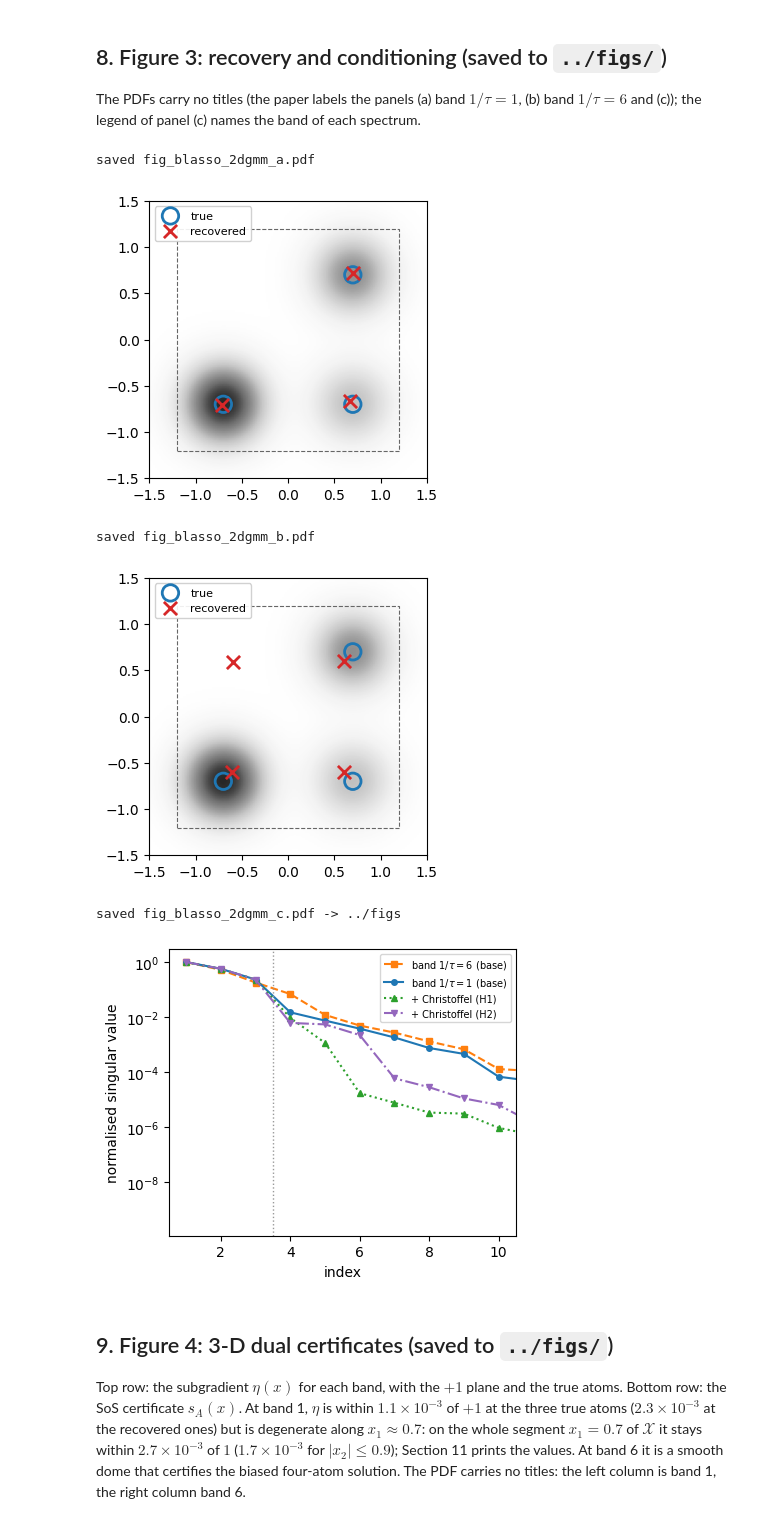
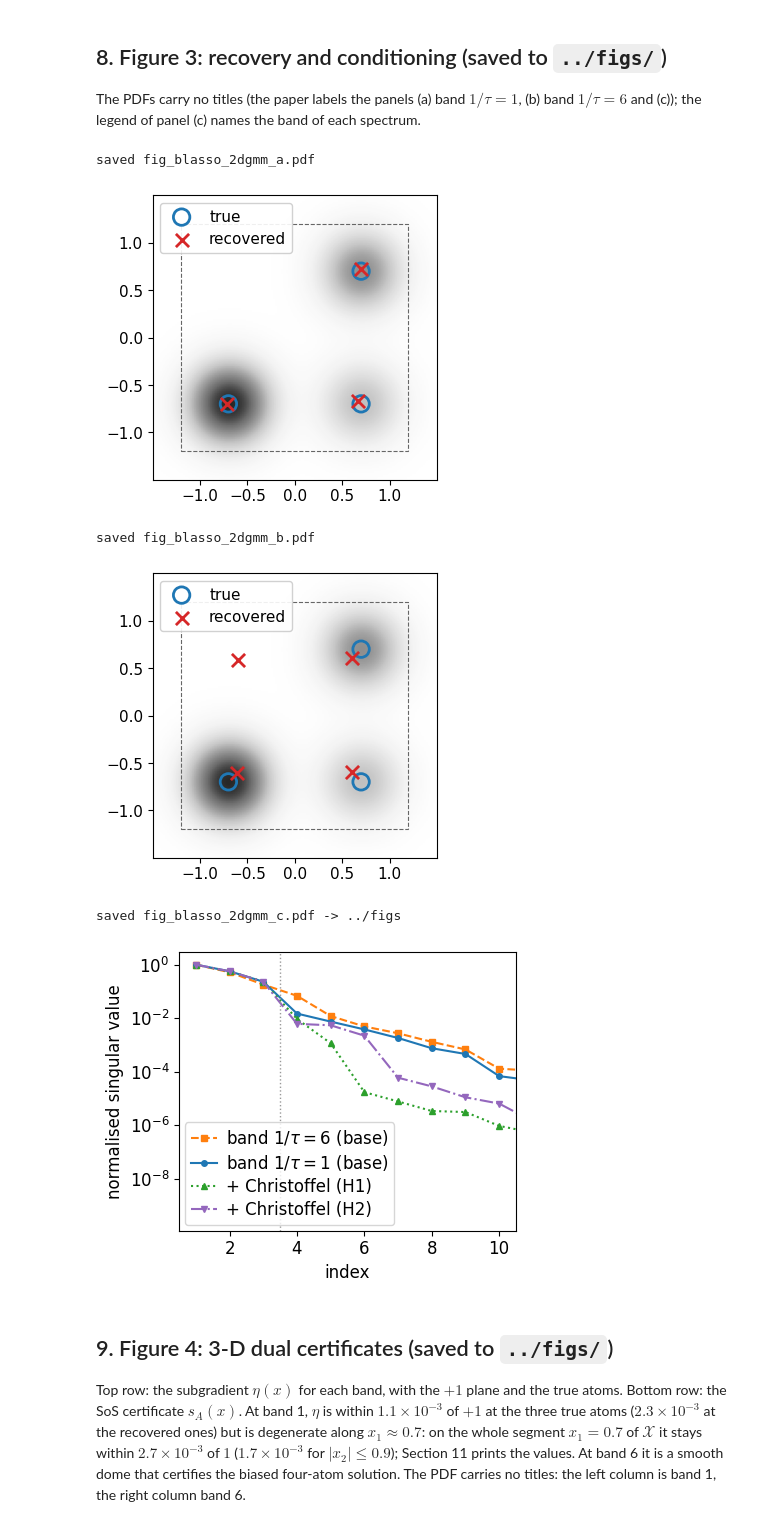
Before and after one commit to ydecastro/kernel-hierarchies, a Jupyter notebook: code/fig_blasso_2dgmm.ipynb, the cells around one changed output. Drawn from its saved outputs; the diff is of its cells as text; code cells hidden in the pictures.

```diff
--- a/code/fig_blasso_2dgmm.ipynb
+++ b/code/fig_blasso_2dgmm.ipynb
@@ -482,40 +482,47 @@ for a,w in zip(ATOMS,WEIGHTS):
     dens+=w*np.exp(-0.5*np.sum((grid-a)**2,axis=1)/SIGMA**2)/(2*np.pi*SIGMA**2)
 dens=dens.reshape(XX.shape)
 
+# Font sizes chosen for the printed size in the paper (panels (a),(b) at 0.305 textwidth, (c) at 0.35 textwidth,
+# i.e. scaled by about 0.55 and 0.51): every tick, label and legend entry prints at about 6 pt. In (a),(b) five ticks
+# per axis keep the labels apart, and the x tick labels sit a little closer to the axis so that the panel is not taller.
+FS_AB=11; FS_C=12
+
 def panel(regime,fname):
     fig,ax=plt.subplots(figsize=(3.6,3.6))
     ax.imshow(dens,extent=[-L,L,-L,L],origin="lower",cmap="Greys",alpha=.85)
     ax.scatter(ATOMS[:,0],ATOMS[:,1],s=140,facecolors="none",edgecolors="C0",lw=2,label="true")
     rec=results[regime]["atoms"]
     if rec is not None and len(rec):
         ax.scatter(rec[:,0],rec[:,1],s=90,marker="x",c="C3",lw=2,label="recovered")
     ax.add_patch(plt.Rectangle((-BOX,-BOX),2*BOX,2*BOX,fill=False,ec=".4",ls="--",lw=.8))
     ax.set_xlim(-L,L); ax.set_ylim(-L,L); ax.set_aspect("equal")
-    ax.legend(loc="upper left",fontsize=8,framealpha=.9)
+    ax.set_xticks([-1,-.5,0,.5,1]); ax.set_yticks([-1,-.5,0,.5,1]); ax.tick_params(labelsize=FS_AB); ax.tick_params(axis="x",pad=2.5)
+    ax.legend(loc="upper left",fontsize=FS_AB,framealpha=.9)
     fig.tight_layout(); fig.savefig(os.path.join(FIGS,fname),bbox_inches="tight")
     print("saved",fname); plt.show()
 
 # No titles in the PDFs: the paper labels the panels, (a) band 1/tau=1 ("smooth") and (b) band 1/tau=6 ("broad").
 panel("smooth","fig_blasso_2dgmm_a.pdf")
 panel("broad","fig_blasso_2dgmm_b.pdf")
 
 fig,ax=plt.subplots(figsize=(4.4,3.6))
 sb_broad=results["broad"]["svals"]; ax.semilogy(np.arange(1,len(sb_broad)+1),sb_broad/sb_broad[0],"s--",ms=4,color="C1",label="band $1/\\tau=6$ (base)")
 sb=results["smooth"]["svals"];      ax.semilogy(np.arange(1,len(sb)+1),sb/sb[0],"o-",ms=4,color="C0",label="band $1/\\tau=1$ (base)")
 sh1=results["smooth"]["svals_cdk"]; ax.semilogy(np.arange(1,len(sh1)+1),sh1/sh1[0],"^:",ms=5,color="C2",label="+ Christoffel (H1)")
 sh2=results["smooth"]["svals_h2"];  ax.semilogy(np.arange(1,len(sh2)+1),sh2/sh2[0],"v-.",ms=5,color="C4",label="+ Christoffel (H2)")
 ax.axvline(len(WEIGHTS)+.5,color=".6",ls=":",lw=1)
-ax.set_xlim(0.5,10.5); ax.set_xlabel("index"); ax.set_ylabel("normalised singular value")
-ax.legend(fontsize=7)
+ax.set_xlim(0.5,10.5); ax.set_xlabel("index",fontsize=FS_C); ax.set_ylabel("normalised singular value",fontsize=FS_C)
+ax.tick_params(labelsize=FS_C)
+ax.legend(fontsize=FS_C,loc="lower left",handlelength=1.6,handletextpad=.5,borderpad=.35,labelspacing=.3,borderaxespad=.35)  # in the empty lower-left corner
 fig.tight_layout(); fig.savefig(os.path.join(FIGS,"fig_blasso_2dgmm_c.pdf"),bbox_inches="tight")
 print("saved fig_blasso_2dgmm_c.pdf ->",os.path.relpath(FIGS)); plt.show()
 # %% [output]
 saved fig_blasso_2dgmm_a.pdf
-[figure, old version]
+[figure, new version]
 saved fig_blasso_2dgmm_b.pdf
-[figure, old version]
+[figure, new version]
 saved fig_blasso_2dgmm_c.pdf -> ../figs
-[figure, old version]
+[figure, new version]
 # %% [markdown]
 ## 9. Figure 4: 3-D dual certificates (saved to `../figs/`)
 
```
Also changed, not shown: parts of 1 cell of this notebook, 14 other files.
